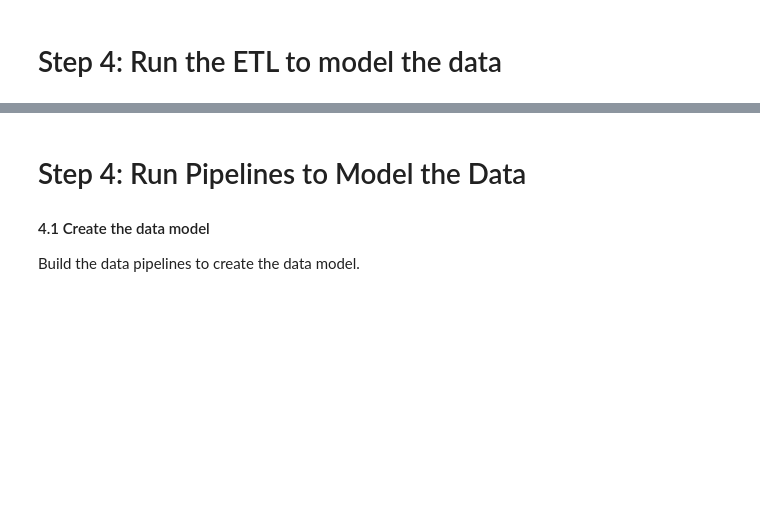
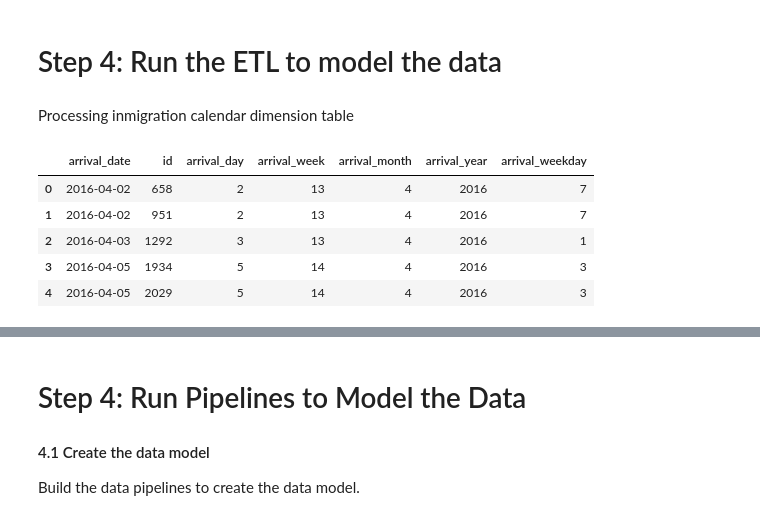
Before and after one commit to juferafo/UDE-capstone, a Jupyter notebook: Capstone-project.ipynb, the cells around one changed output, grey strips where cells are left out. Drawn from its saved outputs; the diff is of its cells as text; code cells hidden in the pictures; blank space fills up the shorter version.

```diff
--- a/Capstone-project.ipynb
+++ b/Capstone-project.ipynb
@@ -523,27 +523,28 @@ The ETL presented in this notebook will extract the raw data, apply the cleanup
 # Step 4: Run the ETL to model the data
 # %%
 def create_immigration_calendar_dimension(
-        df = None,
+        df_inmigration = None,
         output_data = None,
         mode = 'overwrite'
-    ) -> None:
+    ):
     """
     This method is designed to create the immigration calendar dimension table that encapsulates the arrival date to the USA
 
-    :param df: I94 inmigration dataset
+    :param df_inmigration: I94 inmigration dataset
     :type pyspark.sql.DataFrame:
     :param output_data: path where the dimension dataframe will be saved in parquet format
     :type str:
     :param mode ('overwrite'): write mode of the output dataframe in parquet format
     :type str:
+    :return pyspark.sql.DataFrame:
     """
 
     # arrival date in SAS format converted to datetime object
     udf_datetime = udf(lambda x: (dt.datetime(1960, 1, 1).date() + dt.timedelta(x)).isoformat() if x else None)
 
-    calendar_df = df.select(['arrdate']).\
+    calendar_df = df_inmigration.select(['arrdate']).\
         withColumn('id', monotonically_increasing_id()).\
-        withColumn('arrdate', udf_datetime(df.arrdate)).distinct().\
+        withColumn('arrdate', udf_datetime(df_inmigration.arrdate)).distinct().\
         withColumn('arrival_day', dayofmonth('arrdate')).\
         withColumn('arrival_week', weekofyear('arrdate')).\
         withColumn('arrival_month', month('arrdate')).\
@@ -552,9 +553,7 @@ def create_immigration_calendar_dimension(
 
     calendar_df = calendar_df.withColumnRenamed('arrdate', 'arrival_date')
 
-    output_path = os.path.join(output_data, 'dim_inmigration_calendar')
-    partition_columns = ['arrival_year', 'arrival_month', 'arrival_week']
-    calendar_df.write.parquet(output_path, partitionBy = partition_columns, mode = mode)
+    return calendar_df
 # %%
 def create_country_dimension(
         df_inmigration = None,
@@ -626,0 +625,12 @@ def create_visa_type_dimension(
+# %% [markdown]
+Processing inmigration calendar dimension table
+# %%
+df_immigration_calendar_dim = create_immigration_calendar_dimension(df_inmigration = clean_df_inmigration)
+df_immigration_calendar_dim.limit(5).toPandas()
+# %% [output]
+|  | arrival_date | id | arrival_day | arrival_week | arrival_month | arrival_year | arrival_weekday |
+| 0 | 2016-04-02 | 658 | 2 | 13 | 4 | 2016 | 7 |
+| 1 | 2016-04-02 | 951 | 2 | 13 | 4 | 2016 | 7 |
+| 2 | 2016-04-03 | 1292 | 3 | 13 | 4 | 2016 | 1 |
+| 3 | 2016-04-05 | 1934 | 5 | 14 | 4 | 2016 | 3 |
+| 4 | 2016-04-05 | 2029 | 5 | 14 | 4 | 2016 | 3 |
```
Also changed, not shown: parts of 12 cells of this notebook.
